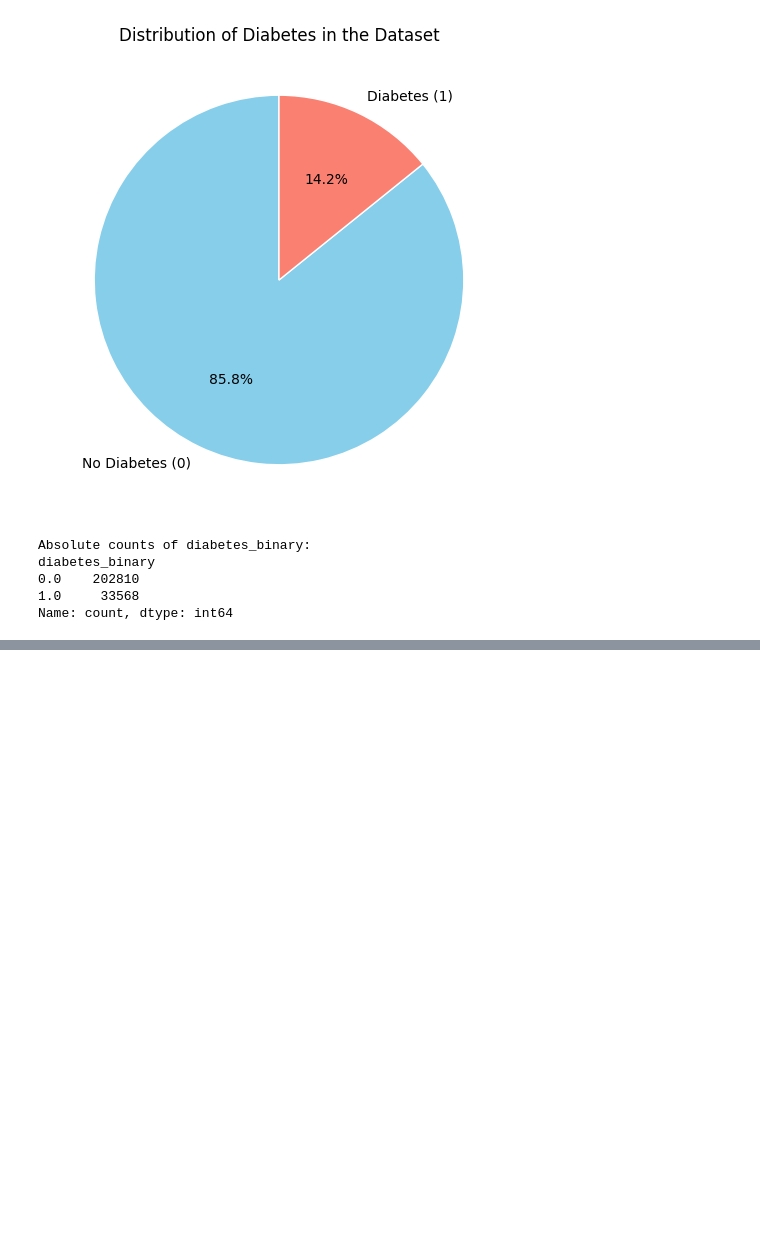
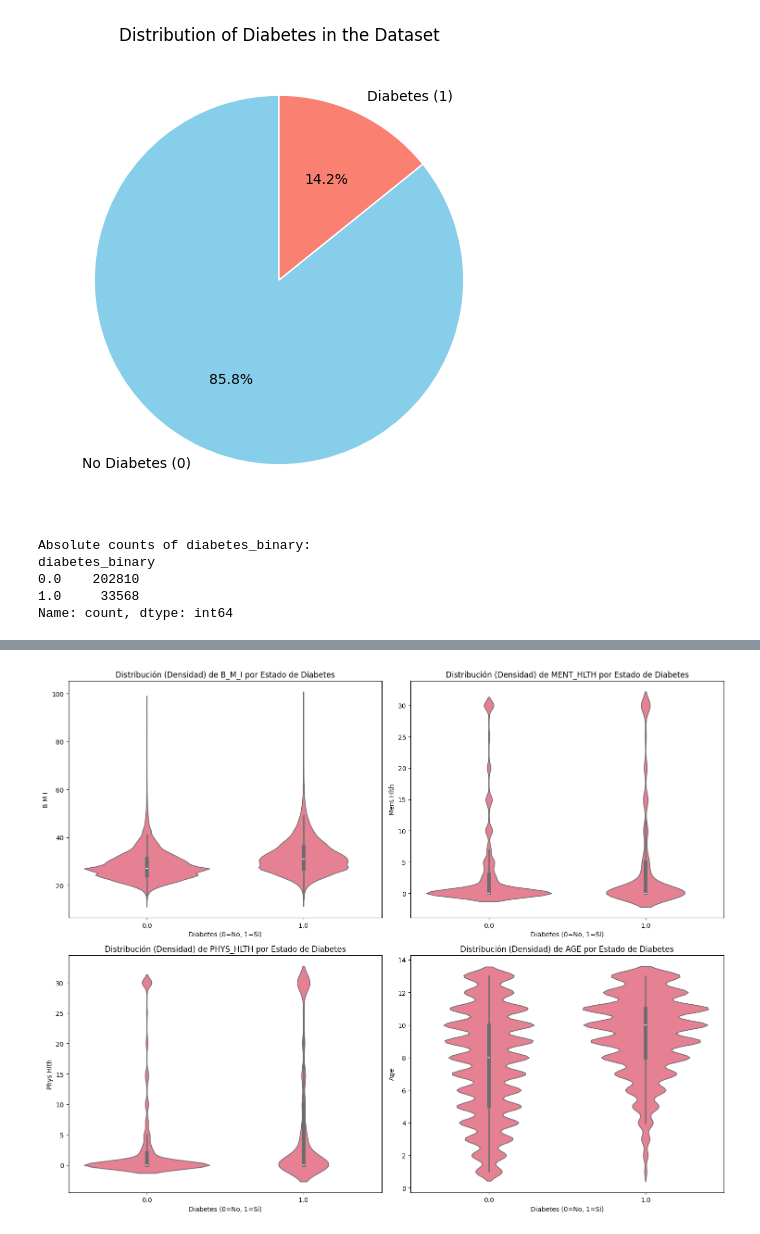
Before and after one commit to AaronDaliLF/diabetes_analysis_project, a Jupyter notebook: main.ipynb, the cells around one changed output, grey strips where cells are left out. Cells and saved outputs as stored; diff of their text form; code cells hidden in the pictures; blank space fills up the shorter version.

```diff
--- a/main.ipynb
+++ b/main.ipynb
@@ -198,0 +274,15 @@ Name: count, dtype: int64
+# %%
+# Crear violin plots para las mismas variables
+fig, axes = plt.subplots(2, 2, figsize=(15, 12))
+axes = axes.ravel()
+
+for i, var in enumerate(numerical_vars):
+    sns.violinplot(data=df, x='diabetes_binary', y=var, ax=axes[i])
+    axes[i].set_title(f'Distribución (Densidad) de {var.upper()} por Estado de Diabetes')
+    axes[i].set_xlabel('Diabetes (0=No, 1=Sí)')
+    axes[i].set_ylabel(var.replace('_', ' ').title())
+
+plt.tight_layout()
+plt.show()
+# %% [output]
+[figure, added]
```
Also changed, not shown: parts of 27 cells of this notebook, 1 other file.
